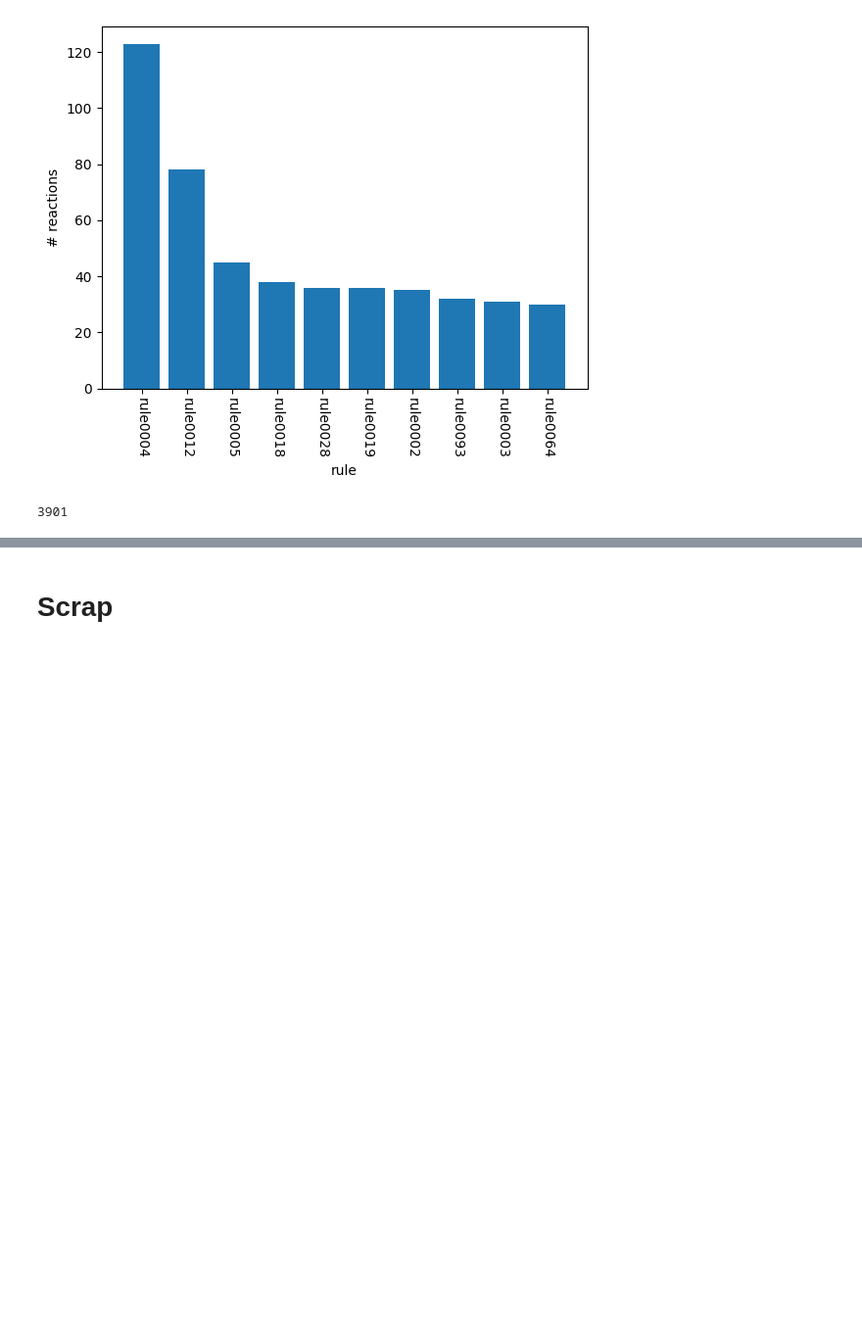
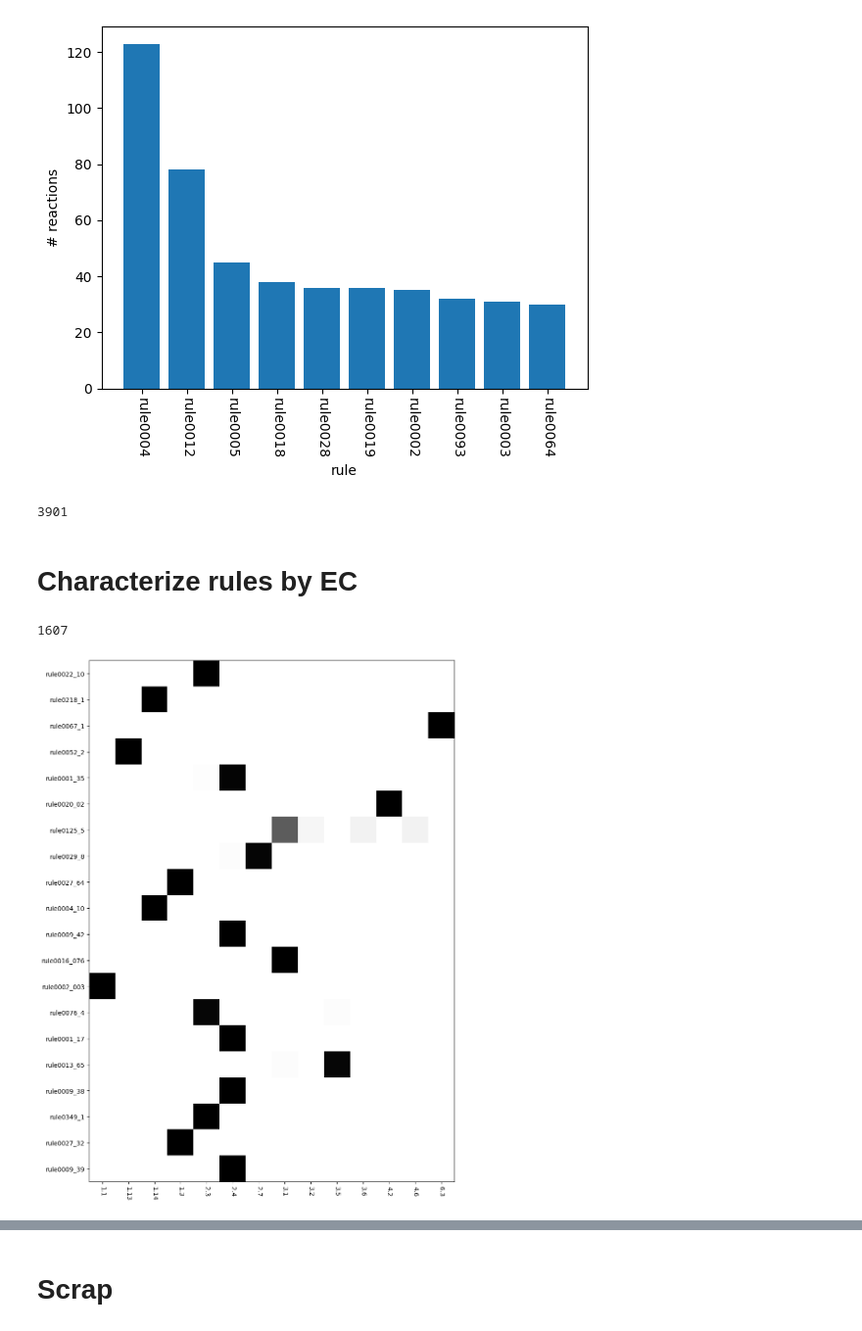
Before and after one commit to stefanpate/reaction-mapping, a Jupyter notebook: analysis_data_wrangling/analyze_mapping.ipynb, the cells around one changed output, grey strips where cells are left out. Shown: that part at 98% size. Saved outputs shown, nothing was run; the diff lists cells and outputs as text; code cells hidden in the pictures; blank space fills up the shorter version.

```diff
--- a/analysis_data_wrangling/analyze_mapping.ipynb
+++ b/analysis_data_wrangling/analyze_mapping.ipynb
@@ -321,6 +326,3 @@ zipped_rules = [*unused_min.items()]
 rezipped_rules = list(zip(list(zip(*zipped_rules))[1], list(zip(*zipped_rules))[0]))
 
 rule_name, imt_unused_cts = list(zip(*[(elt[1], elt[0]) for elt in sorted(rezipped_rules, reverse=True)]))
-# %%
-for i in range(20):
-    print(rule_name[i], imt_unused_cts[i])
@@ -585,3 +520,69 @@ plt.show()
 sum(leak_cts)
 # %% [output]
 3901
+# %% [markdown]
+# Characterize rules by EC
+# %%
+rule2ecs = {}
+for i, elt in enumerate(mapped_rxns): # Iterate over mapped, unmapped lists
+
+    if elt in filtered_rxns_w_ec.keys():
+        this_ec = filtered_rxns_w_ec[elt]
+        this_ec = this_ec[0].lstrip('|EC-').rstrip('|').split('.')
+
+        this_rules = rxn2rule[elt] # Rules that mapped this rxn
+
+        for elt2 in this_rules:
+            if elt2 not in rule2ecs:
+                rule2ecs[elt2] = [] # List of lists
+                rule2ecs[elt2].append(['.'.join(this_ec[0])]) # First digit
+                rule2ecs[elt2].append(['.'.join(this_ec[:2])]) # Second digit
+                rule2ecs[elt2].append(['.'.join(this_ec[:3])]) # Third digit
+                rule2ecs[elt2].append(['.'.join(this_ec)]) # Full EC
+            else:
+                rule2ecs[elt2][0].append('.'.join(this_ec[0])) # First digit
+                rule2ecs[elt2][1].append('.'.join(this_ec[:2])) # Second digit
+                rule2ecs[elt2][2].append('.'.join(this_ec[:3])) # third digit
+                rule2ecs[elt2][3].append('.'.join(this_ec)) # Full EC
+
+temp = {}
+for k, v in rule2ecs.items():
+    temp[k] = [dict(Counter(elt)) for elt in v]
+rule2ecs = temp
+len(rule2ecs.keys())
+# %% [output]
+1607
+# %%
+n = 20
+top_n_rules = rules[:n]
+
+# Get all ECs at some digit level
+level = 1 # Zero indexed
+digits = []
+for elt in top_n_rules:
+    digits += list(rule2ecs[elt][level].keys())
+
+digits = sorted(list(set(digits)))
+
+digit_cts = []
+for i, elt in enumerate(top_n_rules):
+    digit_cts.append([])
+    for elt2 in digits:
+        if elt2 in rule2ecs[elt][level]:
+            digit_cts[i].append(rule2ecs[elt][level][elt2])
+        else:
+            digit_cts[i].append(0)
+
+digit_cts = np.array(digit_cts)
+digit_cts = digit_cts / digit_cts.sum(axis=1).reshape(-1,1)
+
+fig, ax = plt.subplots(figsize=(15,15))
+ax.imshow(digit_cts, cmap='Greys')
+ax.set_xticks(np.arange(len(digits)))
+ax.set_xticklabels(digits, rotation=-90)
+ax.set_yticks(np.arange(len(top_n_rules)))
+ax.set_yticklabels(top_n_rules)
+
+plt.show()
+# %% [output]
+[figure, added]
```
Also changed, not shown: parts of 17 cells of this notebook, 58 other files.
